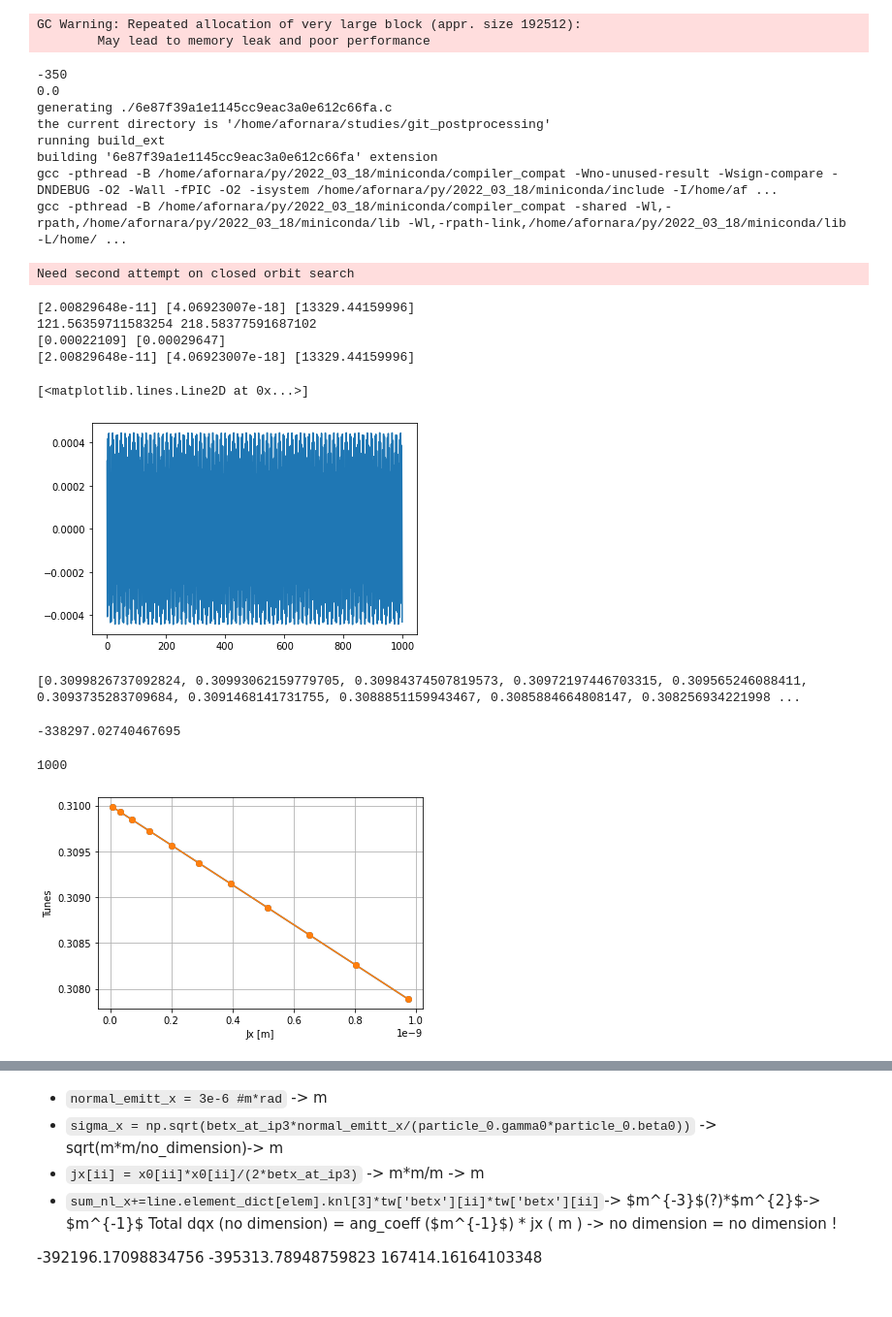
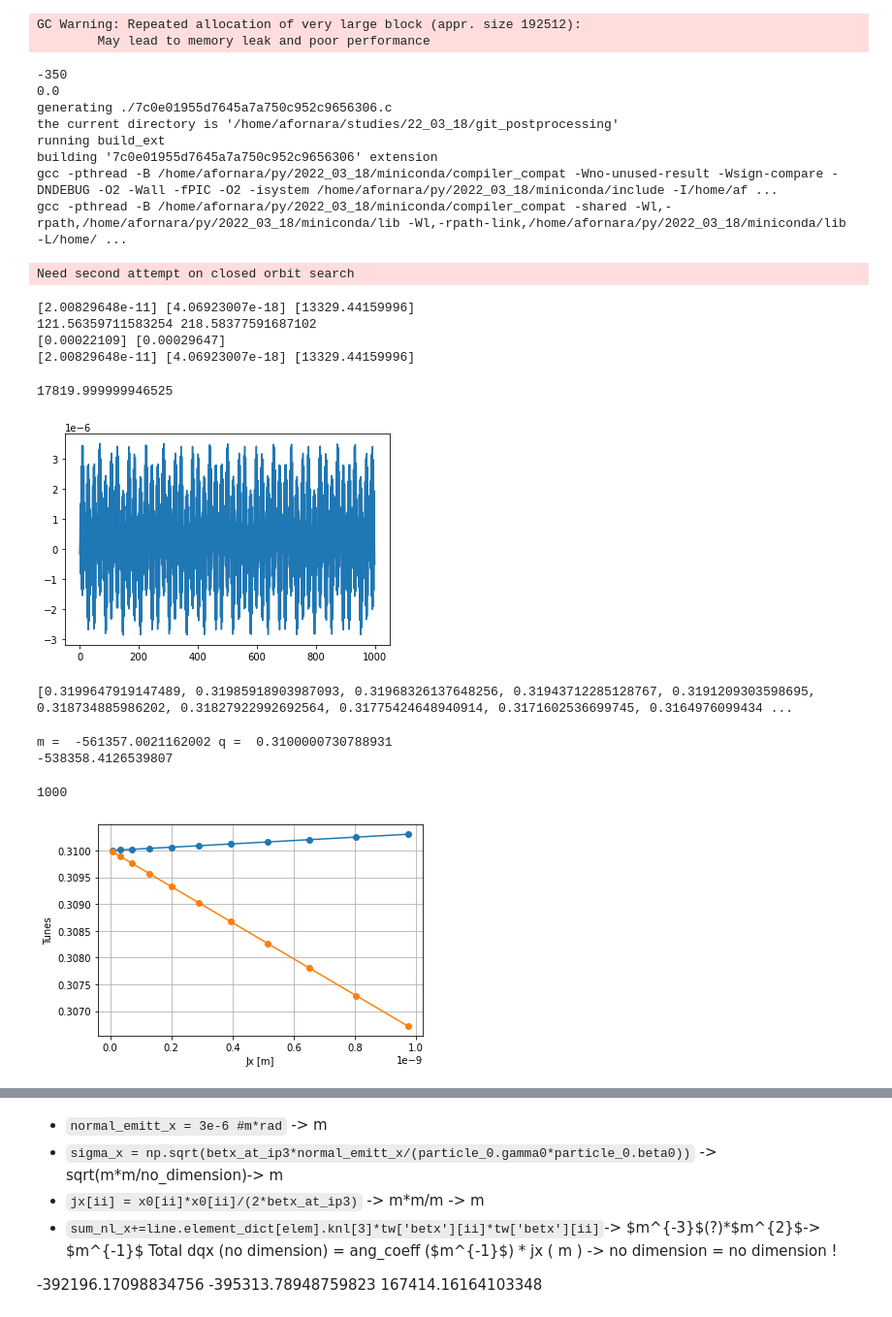
Before and after one commit to andreafornara/git_postprocessing, a Jupyter notebook: Atomic_HL.ipynb, the cells around one changed output, grey strips where cells are left out. Shown at 97% size. Cells and saved outputs as stored; diff of their text form; code cells hidden in the pictures.

```diff
--- a/Atomic_HL.ipynb
+++ b/Atomic_HL.ipynb
@@ -74,10 +75,10 @@ print(p0_normal.x,p0_normal.y,p0_normal.zeta)
 
 #-----choose one of the two to have a particle with x or y displacement----------------
 
+#particles_normal = xp.build_particles(_context=ctx_cpu,particle_ref=p0_normal,
+#                                     x=[mysigma*sigma_x[0] for mysigma in np.linspace(0.2,2.2,N_particles)])
 particles_normal = xp.build_particles(_context=ctx_cpu,particle_ref=p0_normal,
-                                     x=[mysigma*sigma_x[0] for mysigma in np.linspace(0.2,2.2,N_particles)])
-#particles_normal = xp.build_particles(_context=ctx_cpu,particle_ref=p0_normal,
-#                                      y=[mysigma*sigma_y[0] for mysigma in np.linspace(0.2,2.2,N_particles)])
+                                      y=[mysigma*sigma_y[0] for mysigma in np.linspace(0.2,2.2,N_particles)])
 
 #-----tracking------------------
 
@@ -114,10 +115,10 @@ GC Warning: Repeated allocation of very large block (appr. size 192512):
         May lead to memory leak and poor performance
 -350
 0.0
-generating ./6e87f39a1e1145cc9eac3a0e612c66fa.c
-the current directory is '/home/afornara/studies/git_postprocessing'
+generating ./7c0e01955d7645a7a750c952c9656306.c
+the current directory is '/home/afornara/studies/22_03_18/git_postprocessing'
 running build_ext
-building '6e87f39a1e1145cc9eac3a0e612c66fa' extension
+building '7c0e01955d7645a7a750c952c9656306' extension
 gcc -pthread -B /home/afornara/py/2022_03_18/miniconda/compiler_compat -Wno-unused-result -Wsign-compare -DNDEBUG -O2 -Wall -fPIC -O2 -isystem /home/afornara/py/2022_03_18/miniconda/include -I/home/af ...
 gcc -pthread -B /home/afornara/py/2022_03_18/miniconda/compiler_compat -shared -Wl,-rpath,/home/afornara/py/2022_03_18/miniconda/lib -Wl,-rpath-link,/home/afornara/py/2022_03_18/miniconda/lib -L/home/ ...
 Need second attempt on closed orbit search
@@ -128,15 +129,16 @@ Need second attempt on closed orbit search
 # %%
 #print((my_result['y'][:,ii]))
 
 plt.plot(my_result['x'][:,3])
 #plt.plot(my_result['y'][:,5])
 #plt.plot(tw_normal['s'],tw_normal['y'])
 #len(tw_normal['betx'])
+13329.44159996/(0.7480045791245792)
 # %% [output]
-[<matplotlib.lines.Line2D at 0x...>]
+17819.999999946525
-[figure, old version]
+[figure, new version]
 # %%
-print(qx_normal)
+print(qy_normal)
 # %% [output]
-[0.3099826737092824, 0.30993062159779705, 0.30984374507819573, 0.30972197446703315, 0.309565246088411, 0.3093735283709684, 0.3091468141731755, 0.3088851159943467, 0.3085884664808147, 0.308256934221998 ...
+[0.3199647919147489, 0.31985918903987093, 0.31968326137648256, 0.31943712285128767, 0.3191209303598695, 0.318734885986202, 0.31827922992692564, 0.31775424648940914, 0.3171602536699745, 0.3164976099434 ...
 # %%
@@ -165,8 +167,8 @@ plt.ylabel('Tunes')
 plt.xlabel('Jx [m]')
 
 
-#slope, intercept, r_value, p_value, std_err = linregress([jx[0],jx[10]],[qx_oct[0],qx_oct[10]])
-#print('m = ',slope/6,'q = ',intercept)
+slope, intercept, r_value, p_value, std_err = linregress([jx[0],jx[10]],[qx_oct[0],qx_oct[10]])
+print('m = ',slope/6,'q = ',intercept)
 m = ((qx_oct[10]-qx_oct[0])+(137991.53677331618*(jy[10]-jy[0])))/(jx[10]-jx[0])
 print(m/6)
 
@@ -174,9 +176,10 @@ print(m/6)
 #len(tracker_monitor.record_last_track.x[0])
 len(my_result['x'][:,ii])
 # %% [output]
--338297.02740467695
+m =  -561357.0021162002 q =  0.3100000730788931
+-538358.4126539807
 1000
-[figure, old version]
+[figure, new version]
 # %%
 #Monitor detuning study, x direction
 x0 = np.array([mysigma*sigma_x[0] for mysigma in np.linspace(0.2,2.2,N_particles)])
```
Also changed, not shown: parts of 15 cells of this notebook, 3 other files.
